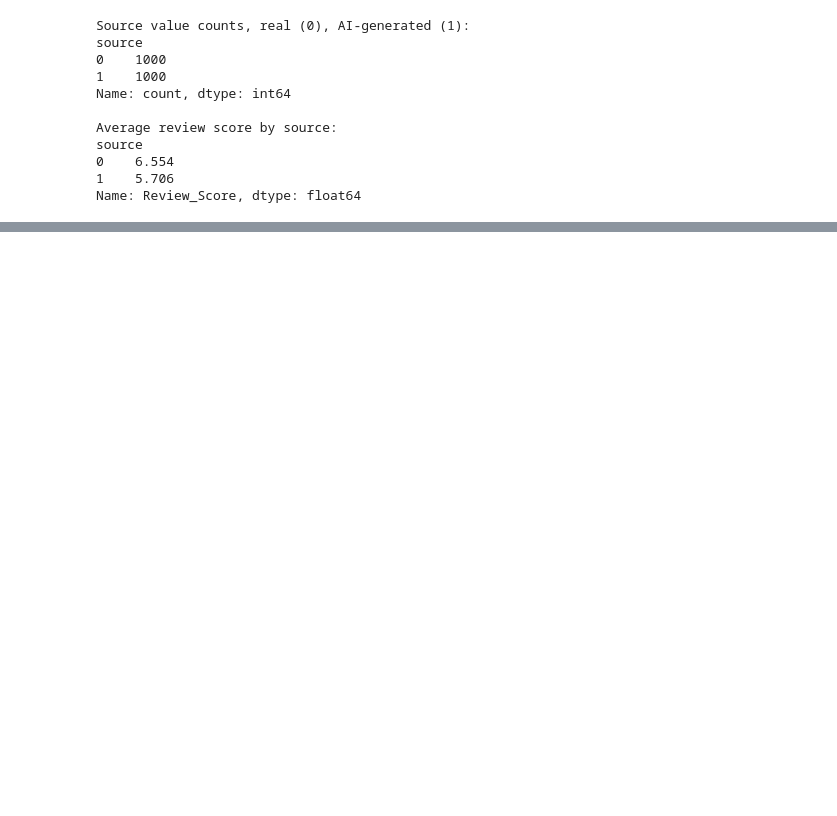
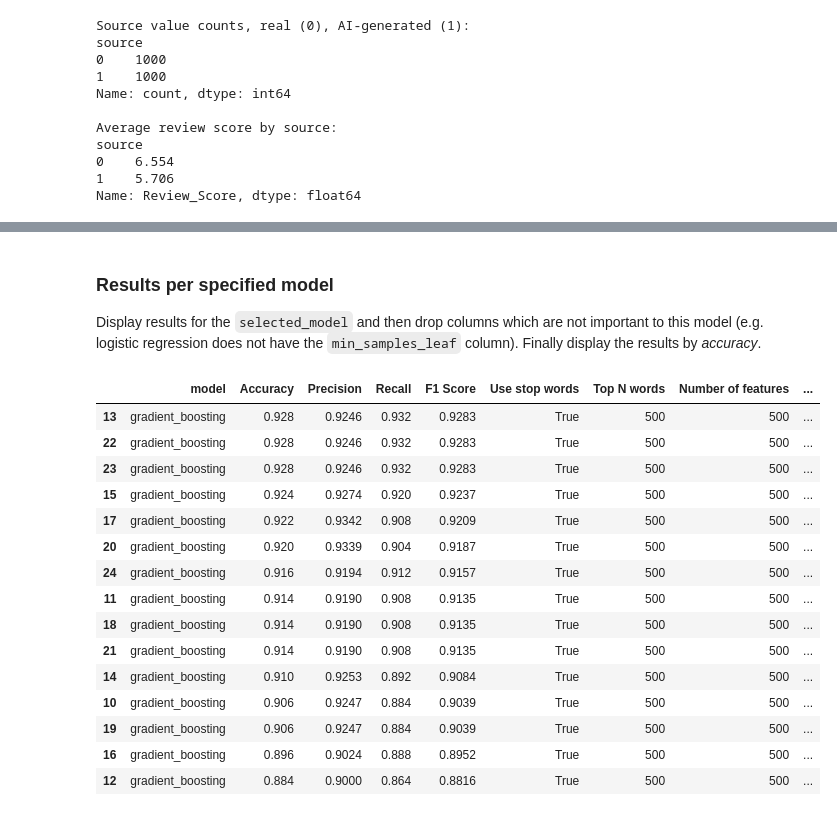
Before and after one commit to andreas4589/review_detection, a Jupyter notebook: data.ipynb, the cells around one changed output, grey strips where cells are left out. Saved outputs shown, nothing was run; the diff lists cells and outputs as text; code cells hidden in the pictures; blank space fills up the shorter version.

Commit message:
results visualisations

```diff
--- a/data.ipynb
+++ b/data.ipynb
@@ -62,0 +140,32 @@ Name: Review_Score, dtype: float64
+# %% [markdown]
+### Results per specified model
+Display results for the `selected_model` and then drop columns which are not important to this model (e.g. logistic regression does not have the `min_samples_leaf` column). Finally display the results by *accuracy*.
+# %%
+selected_model = "gradient_boosting"  # "decision_tree"  "logistic_regression", "random_forest", "gradient_boosting", "naive_bayes"
+
+# Filter results for the selected model
+df_model = df_results[df_results["model"] == selected_model].copy()
+
+# Drop columns that contain only NaN values
+# This is useful because some models may not have certain metrics or parameters, and we want to focus on the available data.
+df_model = df_model.dropna(axis=1, how="all")
+df_model = df_model.sort_values(by="Accuracy", ascending=False)
+
+df_model
+# %% [output]
+|  | model | Accuracy | Precision | Recall | F1 Score | Use stop words | Top N words | Number of features | ... |
+| 13 | gradient_boosting | 0.928 | 0.9246 | 0.932 | 0.9283 | True | 500 | 500 | ... |
+| 22 | gradient_boosting | 0.928 | 0.9246 | 0.932 | 0.9283 | True | 500 | 500 | ... |
+| 23 | gradient_boosting | 0.928 | 0.9246 | 0.932 | 0.9283 | True | 500 | 500 | ... |
+| 15 | gradient_boosting | 0.924 | 0.9274 | 0.920 | 0.9237 | True | 500 | 500 | ... |
+| 17 | gradient_boosting | 0.922 | 0.9342 | 0.908 | 0.9209 | True | 500 | 500 | ... |
+| 20 | gradient_boosting | 0.920 | 0.9339 | 0.904 | 0.9187 | True | 500 | 500 | ... |
+| 24 | gradient_boosting | 0.916 | 0.9194 | 0.912 | 0.9157 | True | 500 | 500 | ... |
+| 11 | gradient_boosting | 0.914 | 0.9190 | 0.908 | 0.9135 | True | 500 | 500 | ... |
+| 18 | gradient_boosting | 0.914 | 0.9190 | 0.908 | 0.9135 | True | 500 | 500 | ... |
+| 21 | gradient_boosting | 0.914 | 0.9190 | 0.908 | 0.9135 | True | 500 | 500 | ... |
+| 14 | gradient_boosting | 0.910 | 0.9253 | 0.892 | 0.9084 | True | 500 | 500 | ... |
+| 10 | gradient_boosting | 0.906 | 0.9247 | 0.884 | 0.9039 | True | 500 | 500 | ... |
+| 19 | gradient_boosting | 0.906 | 0.9247 | 0.884 | 0.9039 | True | 500 | 500 | ... |
+| 16 | gradient_boosting | 0.896 | 0.9024 | 0.888 | 0.8952 | True | 500 | 500 | ... |
+| 12 | gradient_boosting | 0.884 | 0.9000 | 0.864 | 0.8816 | True | 500 | 500 | ... |
```
Also changed, not shown: parts of 8 cells of this notebook, 1 other file.
